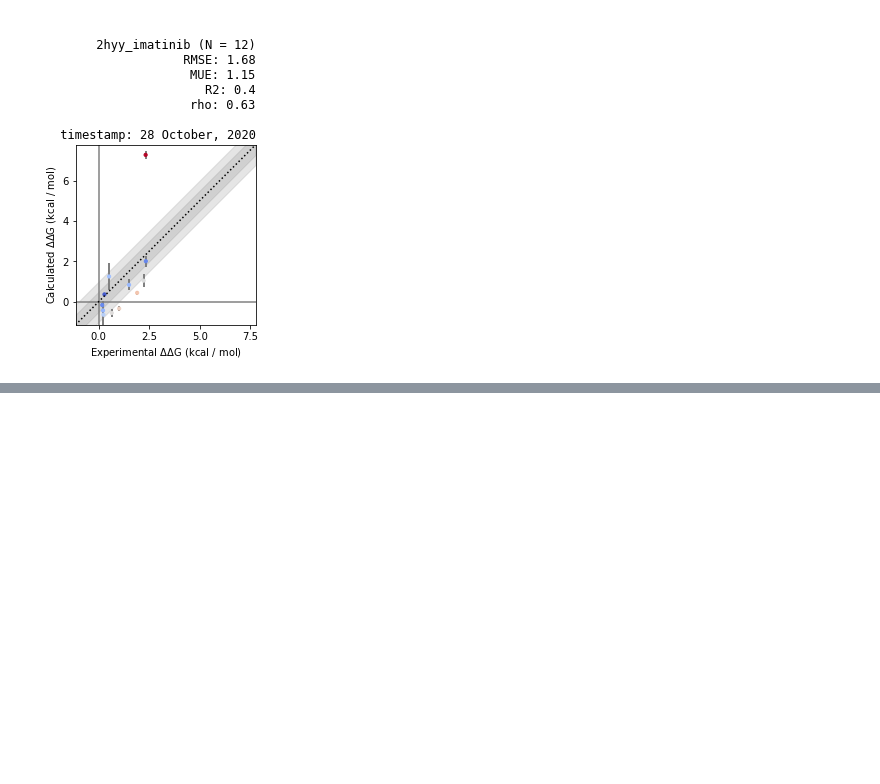
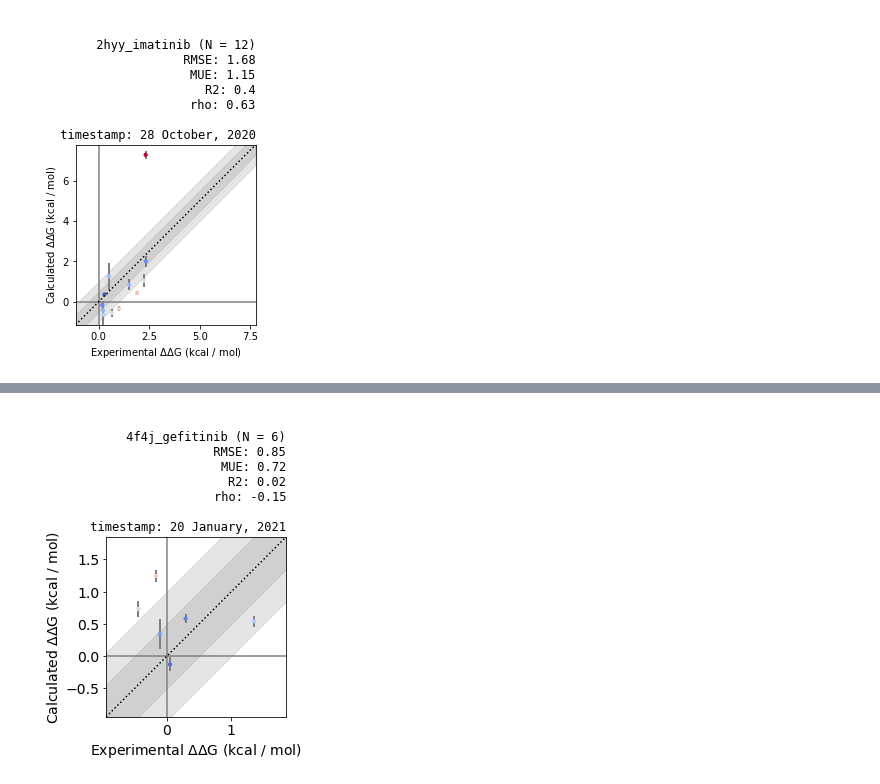
Before and after one commit to openkinome/study-abl-resistance, a Jupyter notebook: notebooks/abl_perses_analysis.ipynb, the cells around one changed output, grey strips where cells are left out. Cells and saved outputs as stored; diff of their text form; code cells hidden in the pictures; blank space fills up the shorter version.

```diff
--- a/notebooks/abl_perses_analysis.ipynb
+++ b/notebooks/abl_perses_analysis.ipynb
@@ -581,0 +840,10 @@ plt.savefig('2hyy_imatinib_exp_vs_calc.png', dpi=300)
+# %%
+df_gefitinib_flat = save_csv(experimental_dataframe=exp_df, simulation_dataframe=sim_df_gefitinib_flat, tki='gefitinib', pdb_code='2f4j_flat')
+# %%
+make_plot(
+    dataframe=df_gefitinib_flat,
+    target_name="4f4j_gefitinib",
+    extra_name='flat'
+    )
+# %% [output]
+[figure, added]
```
Also changed, not shown: parts of 21 cells of this notebook.
